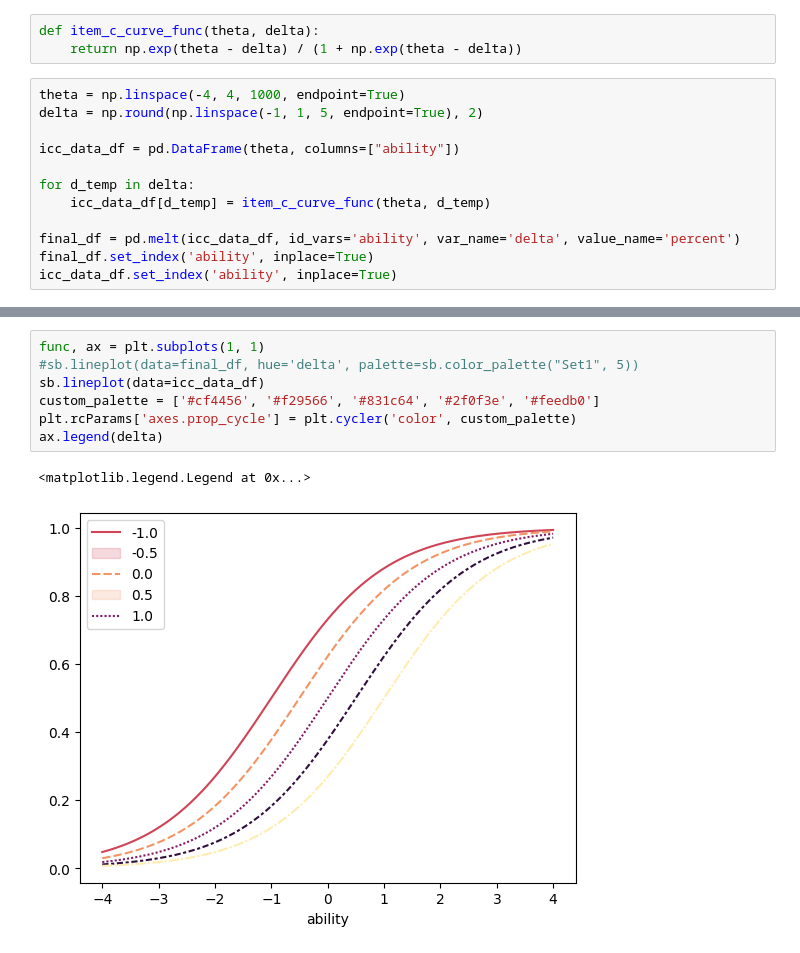
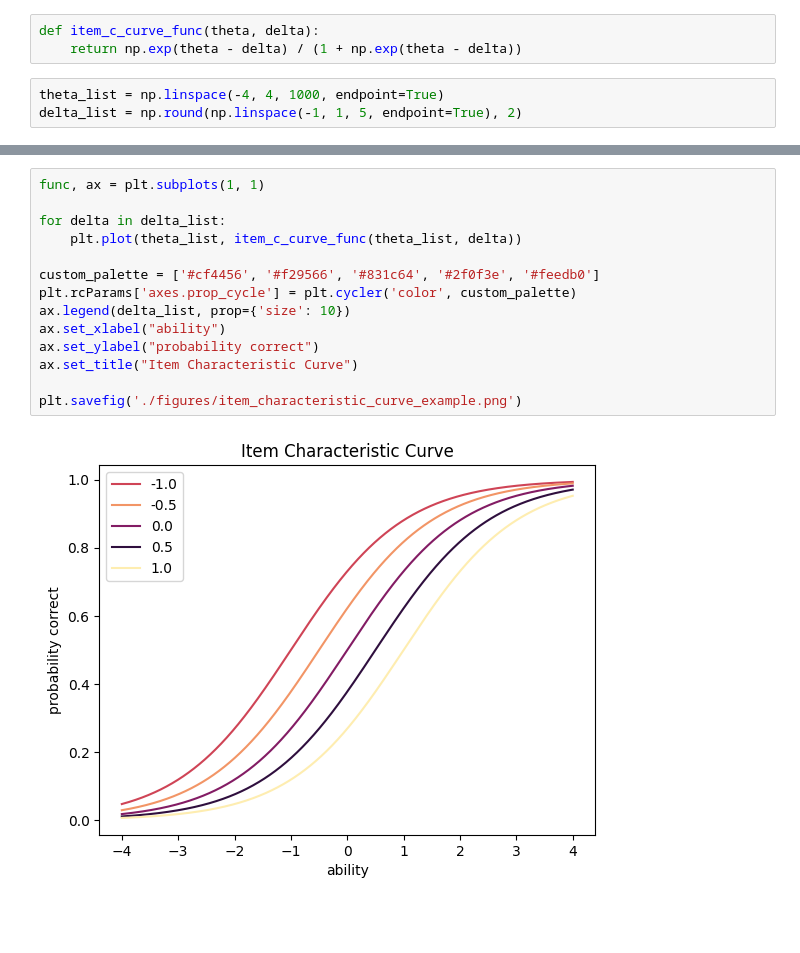
Before and after one commit to russell-jeter/CollegeAlgebraLSLTAnalysis, a Jupyter notebook: ICC_viz.ipynb, the cells around one changed output, grey strips where cells are left out. Drawn from its saved outputs; the diff is of its cells as text; blank space fills up the shorter version.

```diff
--- a/ICC_viz.ipynb
+++ b/ICC_viz.ipynb
@@ -7,14 +5,5 @@ import seaborn as sb
 def item_c_curve_func(theta, delta):
     return np.exp(theta - delta) / (1 + np.exp(theta - delta))
 # %%
-theta = np.linspace(-4, 4, 1000, endpoint=True)
-delta = np.round(np.linspace(-1, 1, 5, endpoint=True), 2)
-
-icc_data_df = pd.DataFrame(theta, columns=["ability"])
-
-for d_temp in delta:
-    icc_data_df[d_temp] = item_c_curve_func(theta, d_temp)
-
-final_df = pd.melt(icc_data_df, id_vars='ability', var_name='delta', value_name='percent')
-final_df.set_index('ability', inplace=True)
-icc_data_df.set_index('ability', inplace=True)
+theta_list = np.linspace(-4, 4, 1000, endpoint=True)
+delta_list = np.round(np.linspace(-1, 1, 5, endpoint=True), 2)
@@ -38,10 +10,16 @@ final_df
 # %%
 func, ax = plt.subplots(1, 1)
-#sb.lineplot(data=final_df, hue='delta', palette=sb.color_palette("Set1", 5))
-sb.lineplot(data=icc_data_df)
+
+for delta in delta_list:
+    plt.plot(theta_list, item_c_curve_func(theta_list, delta))
+
 custom_palette = ['#cf4456', '#f29566', '#831c64', '#2f0f3e', '#feedb0']
 plt.rcParams['axes.prop_cycle'] = plt.cycler('color', custom_palette)
-ax.legend(delta)
+ax.legend(delta_list, prop={'size': 10})
+ax.set_xlabel("ability")
+ax.set_ylabel("probability correct")
+ax.set_title("Item Characteristic Curve")
+
+plt.savefig('./figures/item_characteristic_curve_example.png')
 # %% [output]
-<matplotlib.legend.Legend at 0x...>
-[figure, old version]
+[figure, new version]
```
Also changed, not shown: parts of 3 cells of this notebook, 1 other file.
